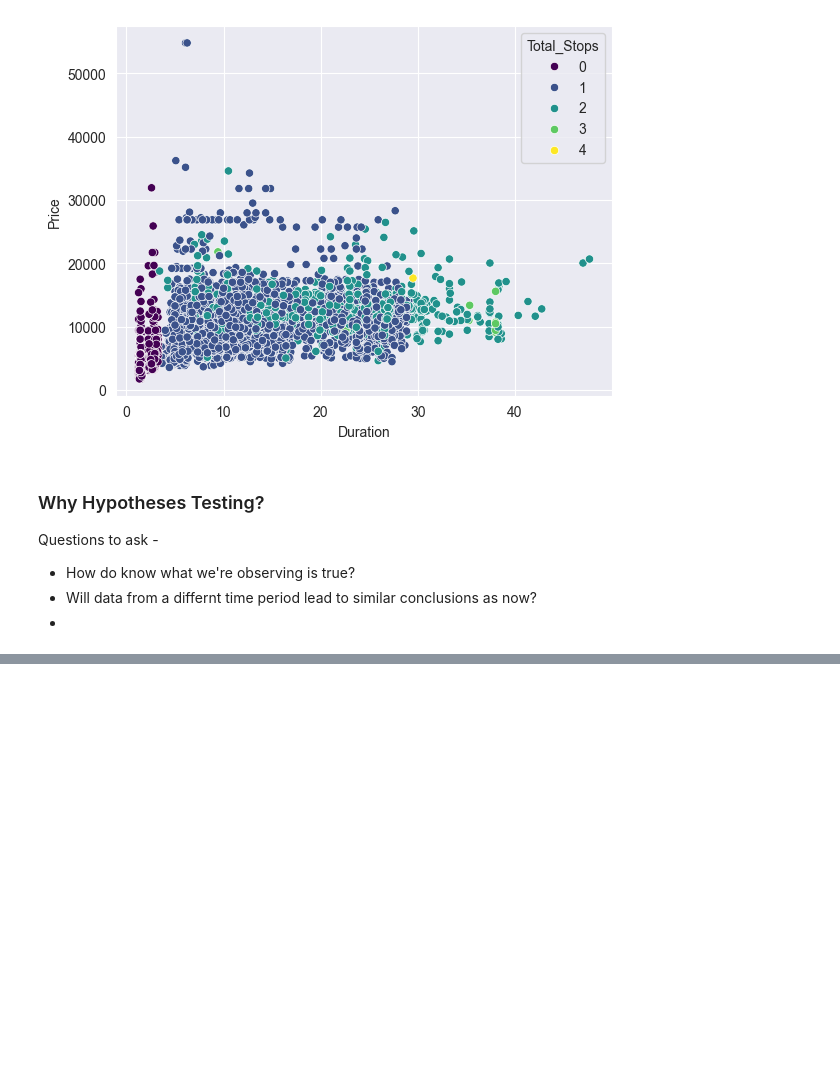
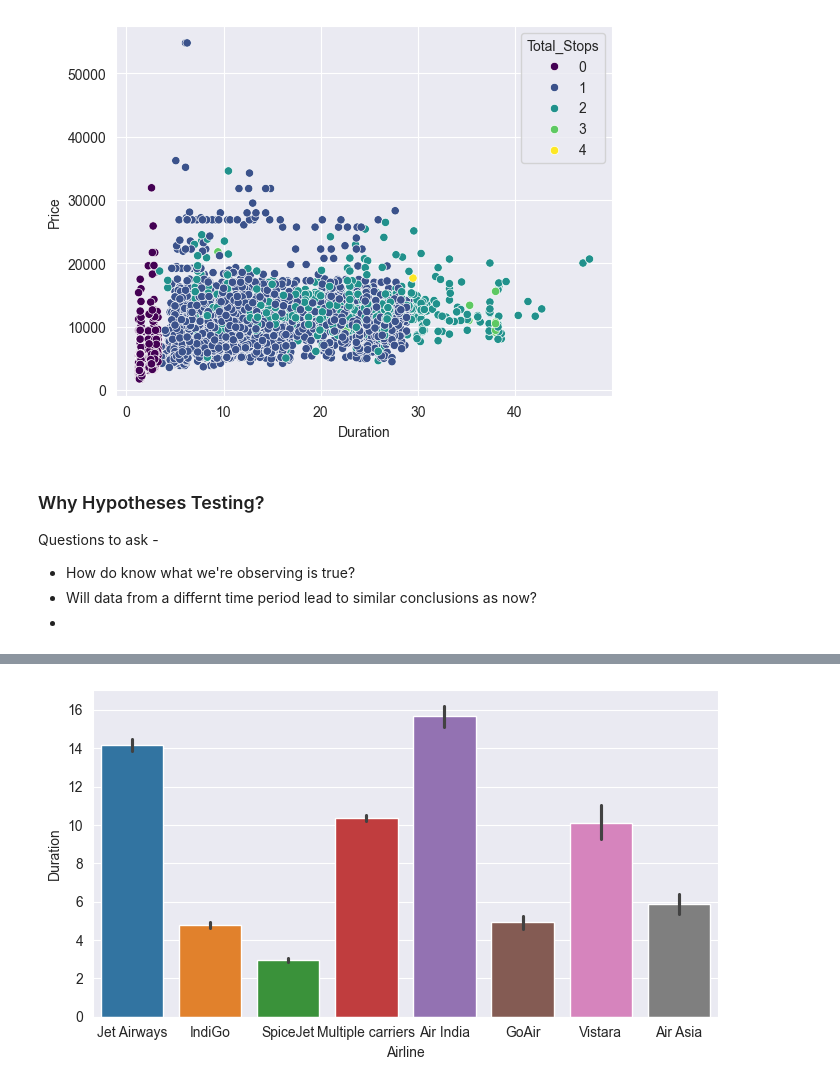
Before and after one commit to abhijeet-bhambere/exploratory_data_analysis, a Jupyter notebook: EDA_In_Python.ipynb, the cells around one changed output, grey strips where cells are left out. Cells and saved outputs as stored; diff of their text form; code cells hidden in the pictures; blank space fills up the shorter version.

```diff
--- a/EDA_In_Python.ipynb
+++ b/EDA_In_Python.ipynb
@@ -2182,0 +2217,8 @@ Questions to ask -
+# %%
+# Checking whether or not our initial thought of JetAirways flight has longer duration than SpiceJet is valid
+plt.figure(figsize=(7,4))
+sns.barplot(data=planes, x="Airline", y="Duration", hue="Airline")
+plt.tight_layout()
+plt.show()
+# %% [output]
+[figure, added]
```
Also changed, not shown: parts of 40 cells of this notebook.
